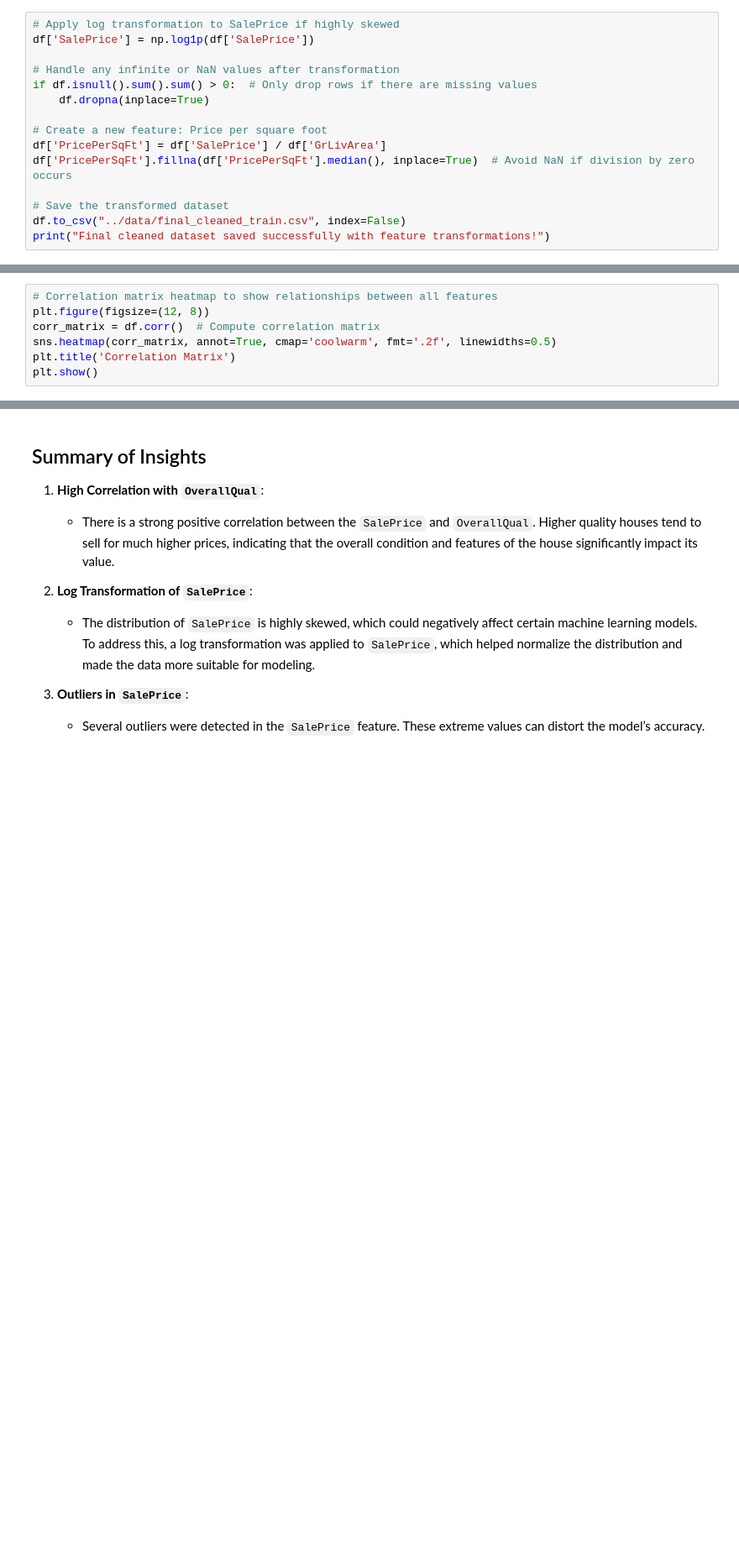
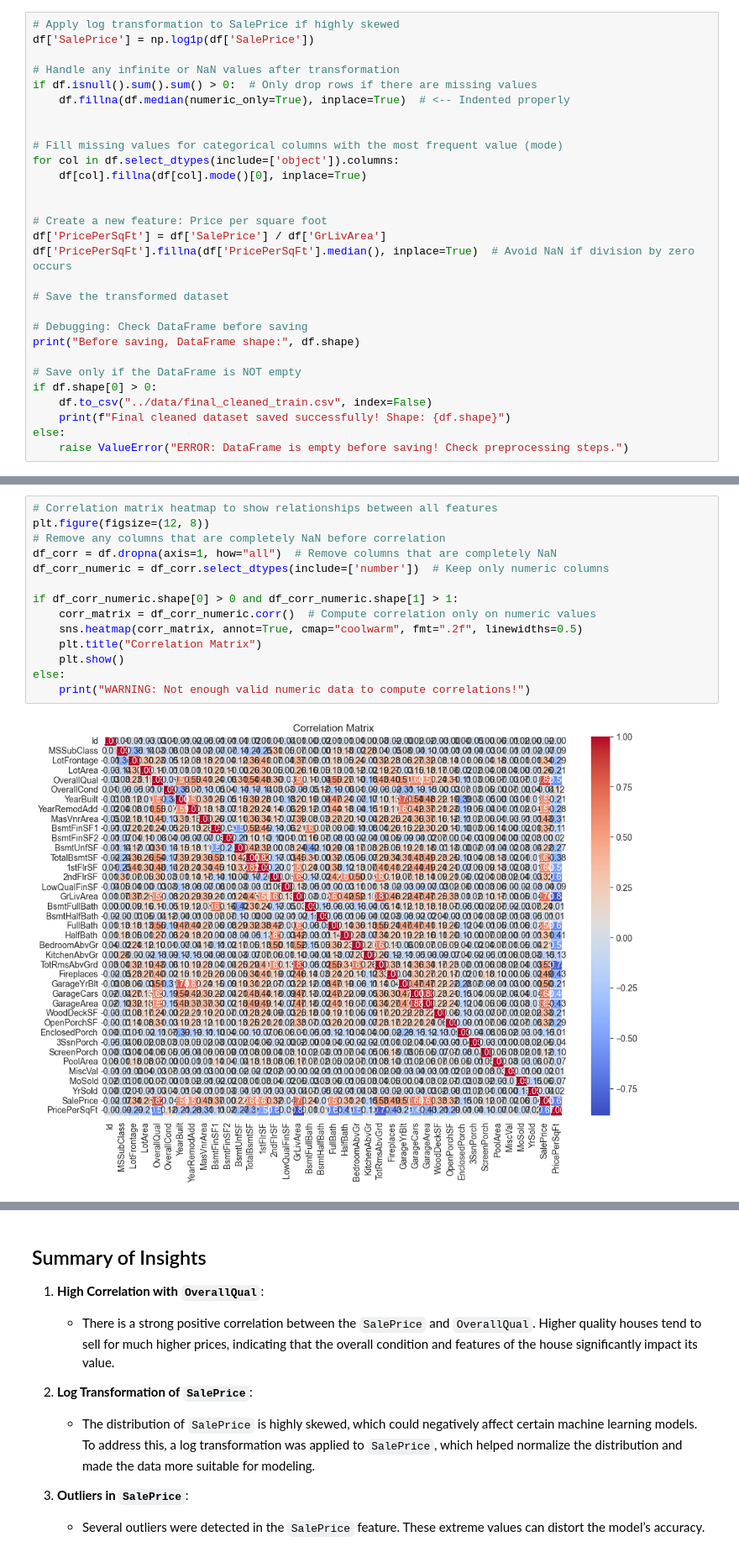
Before and after one commit to Malethrion/Predicting-Housing-Prices, a Jupyter notebook: notebooks/exploration.ipynb, the cells around one changed output, grey strips where cells are left out. Shown at 84% size. Cells and saved outputs as stored; diff of their text form; blank space fills up the shorter version.

```diff
--- a/notebooks/exploration.ipynb
+++ b/notebooks/exploration.ipynb
@@ -70,12 +140,26 @@ df['SalePrice'] = np.log1p(df['SalePrice'])
 
 # Handle any infinite or NaN values after transformation
 if df.isnull().sum().sum() > 0:  # Only drop rows if there are missing values
-    df.dropna(inplace=True)
+    df.fillna(df.median(numeric_only=True), inplace=True)  # <-- Indented properly
+
+
+# Fill missing values for categorical columns with the most frequent value (mode)
+for col in df.select_dtypes(include=['object']).columns:
+    df[col].fillna(df[col].mode()[0], inplace=True)
+
 
 # Create a new feature: Price per square foot
 df['PricePerSqFt'] = df['SalePrice'] / df['GrLivArea']
 df['PricePerSqFt'].fillna(df['PricePerSqFt'].median(), inplace=True)  # Avoid NaN if division by zero occurs
 
 # Save the transformed dataset
-df.to_csv("../data/final_cleaned_train.csv", index=False)
-print("Final cleaned dataset saved successfully with feature transformations!")
+
+# Debugging: Check DataFrame before saving
+print("Before saving, DataFrame shape:", df.shape)
+
+# Save only if the DataFrame is NOT empty
+if df.shape[0] > 0:
+    df.to_csv("../data/final_cleaned_train.csv", index=False)
+    print(f"Final cleaned dataset saved successfully! Shape: {df.shape}")
+else:
+    raise ValueError("ERROR: DataFrame is empty before saving! Check preprocessing steps.")
@@ -99,10 +208,19 @@ plt.show()
 # %%
 # Correlation matrix heatmap to show relationships between all features
 plt.figure(figsize=(12, 8))
-corr_matrix = df.corr()  # Compute correlation matrix
-sns.heatmap(corr_matrix, annot=True, cmap='coolwarm', fmt='.2f', linewidths=0.5)
-plt.title('Correlation Matrix')
-plt.show()
+# Remove any columns that are completely NaN before correlation
+df_corr = df.dropna(axis=1, how="all")  # Remove columns that are completely NaN
+df_corr_numeric = df_corr.select_dtypes(include=['number'])  # Keep only numeric columns
+
+if df_corr_numeric.shape[0] > 0 and df_corr_numeric.shape[1] > 1:
+    corr_matrix = df_corr_numeric.corr()  # Compute correlation only on numeric values
+    sns.heatmap(corr_matrix, annot=True, cmap="coolwarm", fmt=".2f", linewidths=0.5)
+    plt.title("Correlation Matrix")
+    plt.show()
+else:
+    print("WARNING: Not enough valid numeric data to compute correlations!")
+# %% [output]
+[figure, added]
 # %%
 # Box plot to visualize the distribution of SalePrice across different OverallQual levels
 plt.figure(figsize=(10, 6))
```
Also changed, not shown: parts of 15 cells of this notebook, 3 other files.
